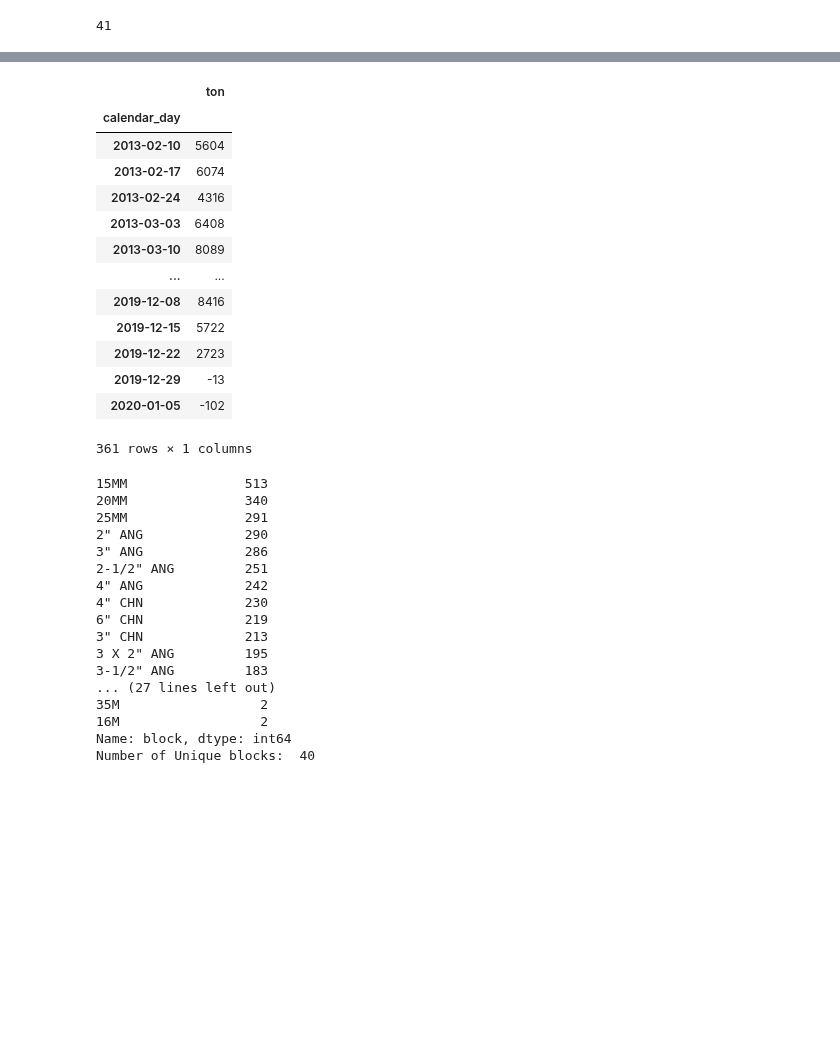
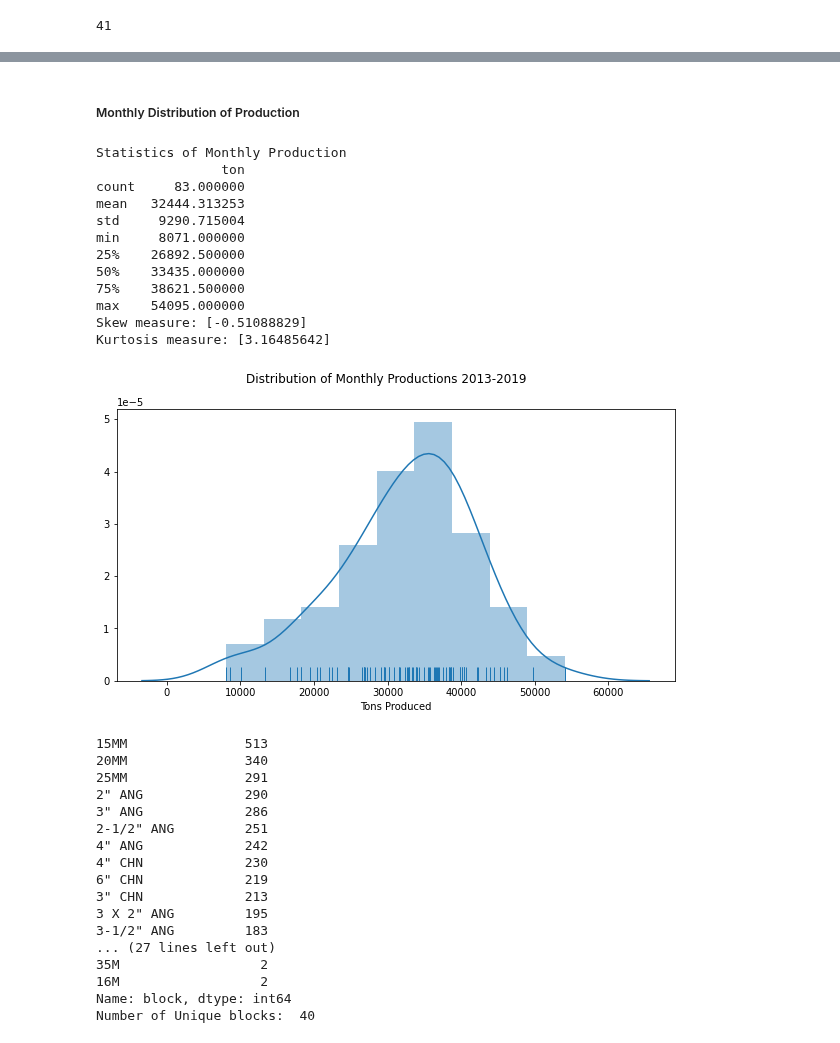
Before and after one commit to jvac06/pft, a Jupyter notebook: scripts/prod_eda.ipynb, the cells around one changed output, grey strips where cells are left out. Cells and saved outputs as stored; diff of their text form; code cells hidden in the pictures; blank space fills up the shorter version.

```diff
--- a/scripts/prod_eda.ipynb
+++ b/scripts/prod_eda.ipynb
@@ -160,20 +210,34 @@ Text(0, 0.5, 'Tons')
-# %%
-weekly_prod
-# %% [output]
-|  | ton |
-| calendar_day |  |
-| 2013-02-10 | 5604 |
-| 2013-02-17 | 6074 |
-| 2013-02-24 | 4316 |
-| 2013-03-03 | 6408 |
-| 2013-03-10 | 8089 |
-| ... | ... |
-| 2019-12-08 | 8416 |
-| 2019-12-15 | 5722 |
-| 2019-12-22 | 2723 |
-| 2019-12-29 | -13 |
-| 2020-01-05 | -102 |
-361 rows × 1 columns
+# %% [markdown]
+##### Monthly Distribution of Production
+# %%
+#Monthly Production Distribution
+
+#Creating Fig settings
+fig_dims = (10,5)
+fig, ax = plt.subplots(figsize=fig_dims)
+fig.suptitle("Distribution of Monthly Productions 2013-2019")
+#Plotting fig
+sns.distplot(mon_prod, rug=True, axlabel="Tons Produced", ax=ax)
+
+#Stats of Distribution
+print("Statistics of Monthly Production")
+print(mon_prod.describe())
+print("Skew measure:", sp.stats.skew(mon_prod))
+print("Kurtosis measure:", sp.stats.kurtosis(mon_prod, fisher=False))
+# %% [output]
+Statistics of Monthly Production
+                ton
+count     83.000000
+mean   32444.313253
+std     9290.715004
+min     8071.000000
+25%    26892.500000
+50%    33435.000000
+75%    38621.500000
+max    54095.000000
+Skew measure: [-0.51088829]
+Kurtosis measure: [3.16485642]
+[figure, added]
 # %%
 #aggregate by year and block
 block_prod = prod_reduced.groupby(["calendar_day","block"]).sum()
```
Also changed, not shown: parts of 16 cells of this notebook.
